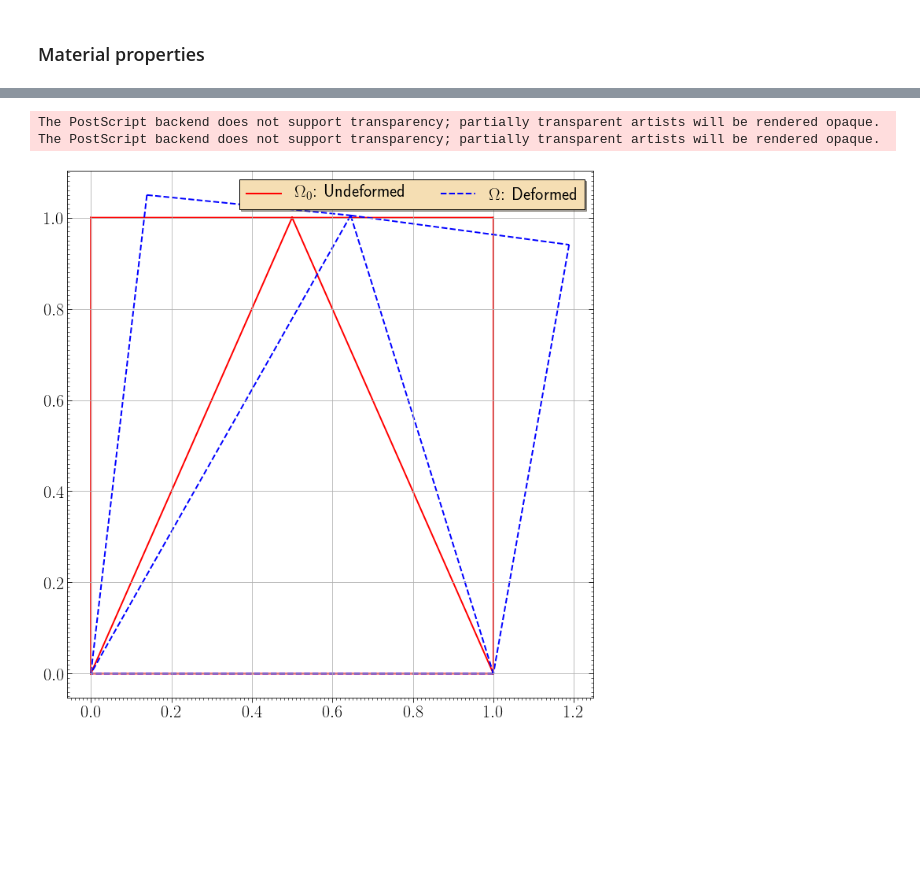
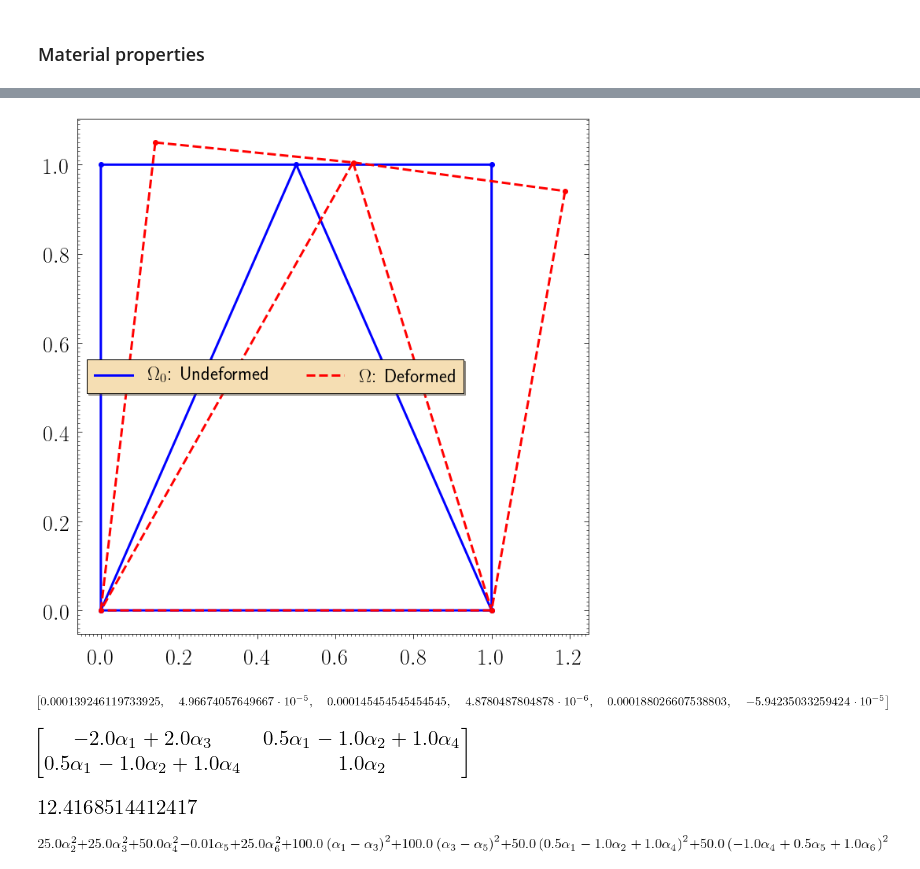
Before and after one commit to bhaveshshrimali/CEE471_Fall2019, a Jupyter notebook: demoHW9_modified.ipynb, the cells around one changed output, grey strips where cells are left out. Drawn from its saved outputs; the diff is of its cells as text; code cells hidden in the pictures; blank space fills up the shorter version.

```diff
--- a/demoHW9_modified.ipynb
+++ b/demoHW9_modified.ipynb
@@ -141,16 +147,17 @@ ynodes_def = np.array([0.,0.,1+u_def[-1],1+u_def[-3],1+u_def[1]])
 triangles_def = tri.Triangulation(xnodes_def, ynodes_def, triangles = conn)
 # %%
 fig,ax = plt.subplots(1,1,figsize=(10,10))
-ax.triplot(triangles,'r-',lw=2,label=r'$\Omega_0$: Undeformed')
-ax.triplot(triangles_def,'b--',lw=2,label=r'$\Omega$: Deformed')
-ax.grid(which='major')
+ax.triplot(triangles,'-bo',lw=3,label=r'$\Omega_0$: Undeformed')
+ax.triplot(triangles_def,'--ro',lw=3,label=r'$\Omega$: Deformed')
+ax.tick_params(pad=10)
+# ax.grid(which='major')
 ax.xaxis.set_minor_locator(AutoMinorLocator(20))
 ax.yaxis.set_minor_locator(AutoMinorLocator(20))
 h,l = ax.get_legend_handles_labels()
-ax.legend(loc=0,handles = [h[0],h[2]],labels = [l[0],l[2]],fontsize=22,ncol=4,fancybox=False,facecolor='wheat',edgecolor='k',shadow=True)
+ax.legend(loc=0,handles = [h[0],h[2]],labels = [l[0],l[2]],fontsize=24,ncol=4,fancybox=False,facecolor='wheat',edgecolor='k',shadow=True)
 fig.tight_layout()
 fig.savefig(r'plotP1.eps')
 # %% [output]
-The PostScript backend does not support transparency; partially transparent artists will be rendered opaque.
-The PostScript backend does not support transparency; partially transparent artists will be rendered opaque.
-[figure, old version]
+[figure, new version]
+# %%
+eps_1 = eps_1.subs(subs_list)
@@ -156,0 +166,16 @@ The PostScript backend does not support transparency; partially transparent arti
+# %%
+alph
+# %% [output]
+[figure, added]
+# %%
+eps_1
+# %% [output]
+[figure, added]
+# %%
+2*(alph[2]-alph[0])*10**6
+# %% [output]
+[figure, added]
+# %%
+simplify(U.subs(subs_list)/10**3)
+# %% [output]
+[figure, added]
```
Also changed, not shown: parts of 7 cells of this notebook, 2 other files.
